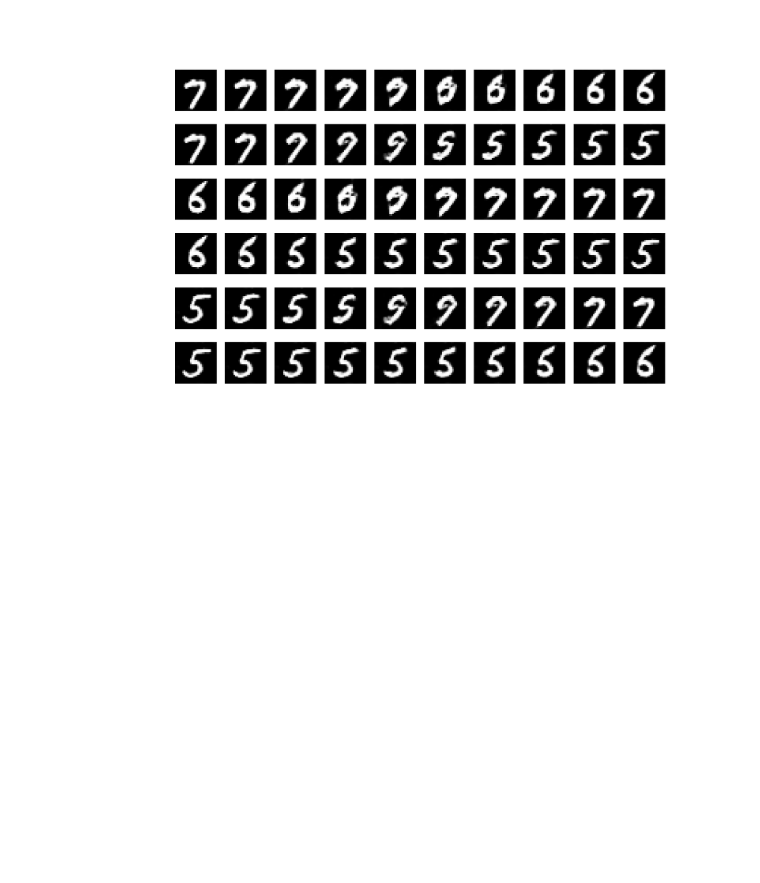
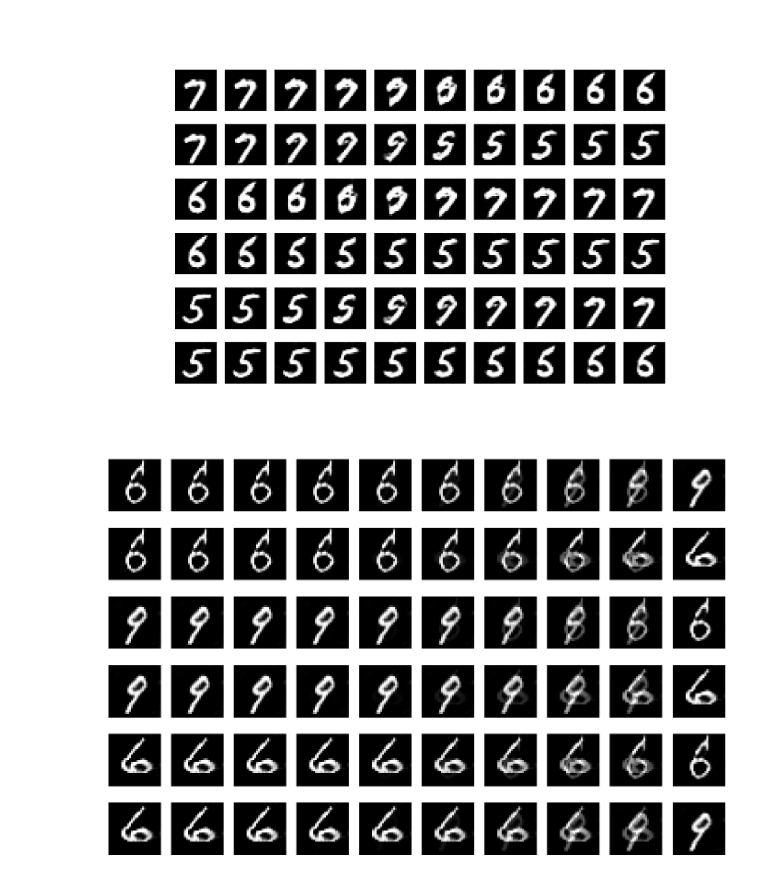
Before and after one commit to gucmurat/Computer-Vision-with-Deep-Learning, a Jupyter notebook: assignment3/Generative_Adversarial_Networks_Answers.ipynb, the cells around one changed output. Saved outputs shown, nothing was run; the diff lists cells and outputs as text; code cells hidden in the pictures; blank space fills up the shorter version.

Commit message:
Interpolate between samples implemented, GAN completed

```diff
--- a/assignment3/Generative_Adversarial_Networks_Answers.ipynb
+++ b/assignment3/Generative_Adversarial_Networks_Answers.ipynb
@@ -759,25 +756,43 @@ Image("interpolations.png", width=900, height=900)
 # %%
 sample_imgs = None
 
 ##############################################################################
 # TODO: Interpolate between latent points o1,o2 and o3 and generate          #
 #       corresponding images                                                 #
 #                                                                            #                                                                     #
 ##############################################################################
 # *****START OF YOUR CODE (DO NOT DELETE/MODIFY THIS LINE)*****
 
-pass
+sample_imgs = []
+objects = [o1, o2, o3]
+c = 4
+
+for i in range(len(objects)):
+    for j in range(len(objects)):
+        if i != j:
+            obj1 = objects[i]
+            obj2 = objects[j]
+            interp_result = []
+
+            for k in range(10):
+                weight1 = (1 - (k / 9) ** c)
+                weight2 = ((k / 9) ** c)
+                interp_result.append(weight1*obj1 + weight2*obj2)
+
+            sample_imgs.append(interp_result)
 
 # *****END OF YOUR CODE (DO NOT DELETE/MODIFY THIS LINE)*****
 ##############################################################################
 #                               END OF YOUR CODE                             #
 ##############################################################################
 
 r = 6; c = 10
 fig, axs = plt.subplots(r, c)
 fig.set_figheight(16)
 fig.set_figwidth(24)
 for k in range(r):
     for l in range(c):
         axs[k,l].imshow(sample_imgs[k][l].view(28,28).detach().cpu().numpy())
         axs[k,l].axis('off')
+# %% [output]
+[figure, added]
```
Also changed, not shown: parts of 2 cells of this notebook.
